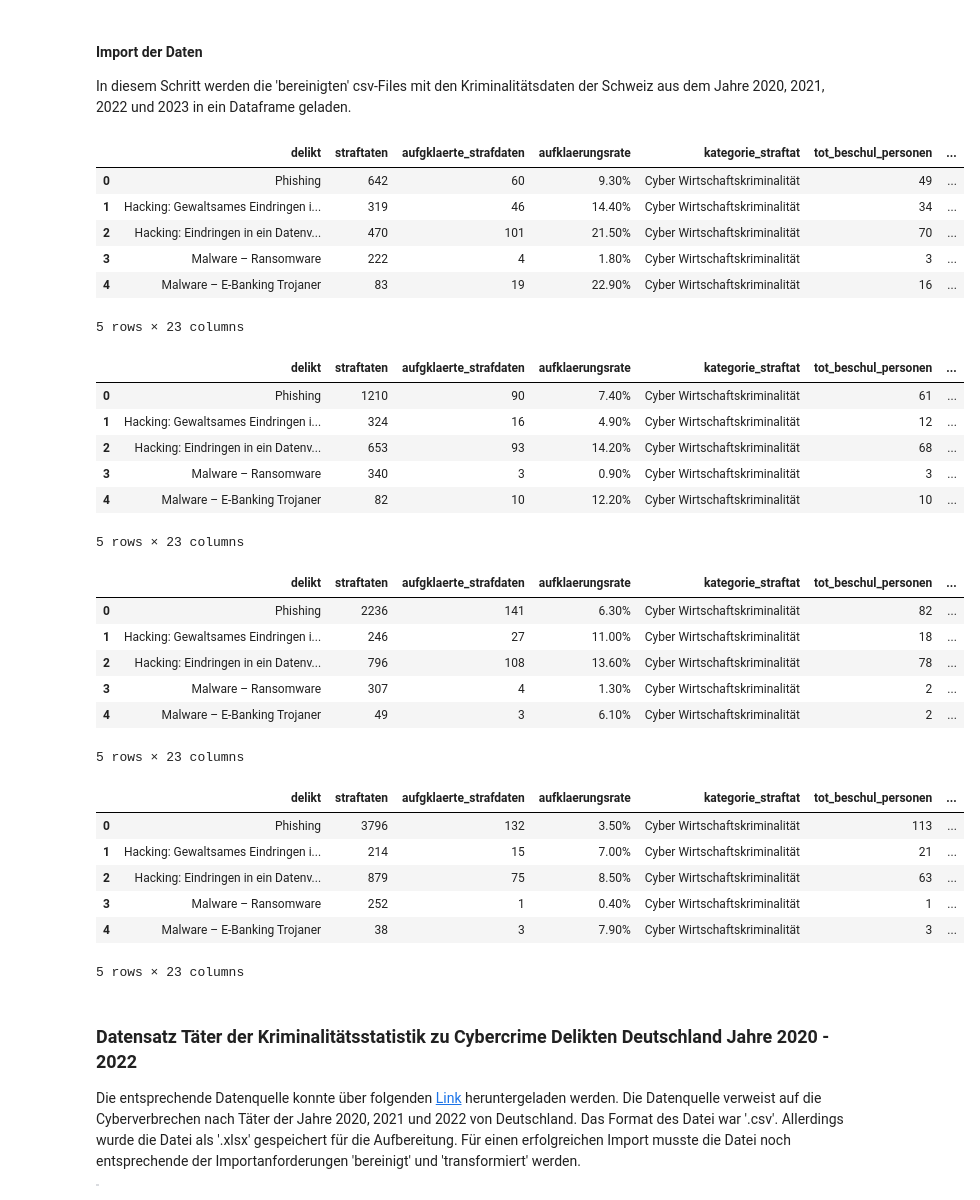
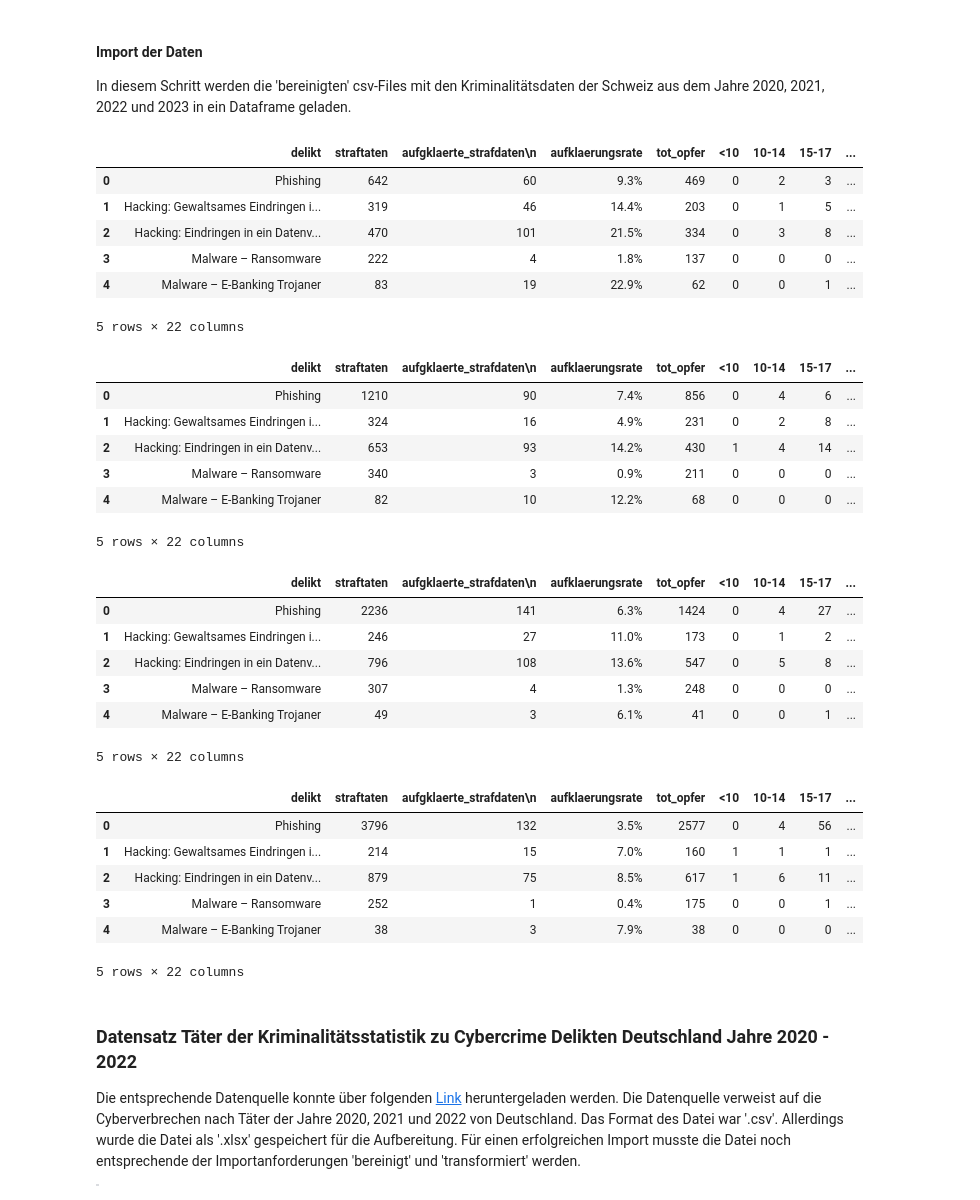
Before and after one commit to baumannf/bina_module, a Jupyter notebook: BINA_LN1_CybercrimeAnalytics.ipynb, the cells around one changed output. Saved outputs shown, nothing was run; the diff lists cells and outputs as text; code cells hidden in the pictures.

Commit message:
Aufbereitung Cyberopfer Daten Schweiz 2020

```diff
--- a/BINA_LN1_CybercrimeAnalytics.ipynb
+++ b/BINA_LN1_CybercrimeAnalytics.ipynb
@@ -166,61 +166,59 @@ Die entsprechende Datenquelle konnte über folgenden [Link](https://www.bfs.admi
 #### Import der Daten
 In diesem Schritt werden die 'bereinigten' csv-Files mit den Kriminalitätsdaten der Schweiz aus dem Jahre 2020, 2021, 2022 und 2023 in ein Dataframe geladen.
 # %%
-import pandas as pd
-
 # Define variables for the data file paths
 data_ch_2020_opf = 'https://raw.githubusercontent.com/baumannf/bina_module/main/data/ch_cyber_opfer_2020.csv'
 data_ch_2021_opf = 'https://raw.githubusercontent.com/baumannf/bina_module/main/data/ch_cyber_opfer_2021.csv'
 data_ch_2022_opf = 'https://raw.githubusercontent.com/baumannf/bina_module/main/data/ch_cyber_opfer_2022.csv'
 data_ch_2023_opf = 'https://raw.githubusercontent.com/baumannf/bina_module/main/data/ch_cyber_opfer_2023.csv'
 
 # Data import cybercrime switzerland 2020
-df_ch_2020_opf = pd.read_csv(data_ch_2020, sep=';')
+df_ch_2020_opf = pd.read_csv(data_ch_2020_opf, sep=';')
 df_ch_2020_opf.head()
 # %% [output]
-|  | delikt | straftaten | aufgklaerte_strafdaten | aufklaerungsrate | kategorie_straftat | tot_beschul_personen | ... |
-| 0 | Phishing | 642 | 60 | 9.30% | Cyber Wirtschaftskriminalität | 49 | ... |
-| 1 | Hacking: Gewaltsames Eindringen i... | 319 | 46 | 14.40% | Cyber Wirtschaftskriminalität | 34 | ... |
-| 2 | Hacking: Eindringen in ein Datenv... | 470 | 101 | 21.50% | Cyber Wirtschaftskriminalität | 70 | ... |
-| 3 | Malware – Ransomware | 222 | 4 | 1.80% | Cyber Wirtschaftskriminalität | 3 | ... |
-| 4 | Malware – E-Banking Trojaner | 83 | 19 | 22.90% | Cyber Wirtschaftskriminalität | 16 | ... |
+|  | delikt | straftaten | aufgklaerte_strafdaten\n | aufklaerungsrate | tot_opfer | <10 | 10-14 | 15-17 | ... |
+| 0 | Phishing | 642 | 60 | 9.3% | 469 | 0 | 2 | 3 | ... |
+| 1 | Hacking: Gewaltsames Eindringen i... | 319 | 46 | 14.4% | 203 | 0 | 1 | 5 | ... |
+| 2 | Hacking: Eindringen in ein Datenv... | 470 | 101 | 21.5% | 334 | 0 | 3 | 8 | ... |
+| 3 | Malware – Ransomware | 222 | 4 | 1.8% | 137 | 0 | 0 | 0 | ... |
+| 4 | Malware – E-Banking Trojaner | 83 | 19 | 22.9% | 62 | 0 | 0 | 1 | ... |
-5 rows × 23 columns
+5 rows × 22 columns
 # %%
 # Data import cybercrime switzerland 2021
-df_ch_2021_opf = pd.read_csv(data_ch_2021, sep=';')
+df_ch_2021_opf = pd.read_csv(data_ch_2021_opf, sep=';')
 df_ch_2021_opf.head()
 # %% [output]
-|  | delikt | straftaten | aufgklaerte_strafdaten | aufklaerungsrate | kategorie_straftat | tot_beschul_personen | ... |
-| 0 | Phishing | 1210 | 90 | 7.40% | Cyber Wirtschaftskriminalität | 61 | ... |
-| 1 | Hacking: Gewaltsames Eindringen i... | 324 | 16 | 4.90% | Cyber Wirtschaftskriminalität | 12 | ... |
-| 2 | Hacking: Eindringen in ein Datenv... | 653 | 93 | 14.20% | Cyber Wirtschaftskriminalität | 68 | ... |
-| 3 | Malware – Ransomware | 340 | 3 | 0.90% | Cyber Wirtschaftskriminalität | 3 | ... |
-| 4 | Malware – E-Banking Trojaner | 82 | 10 | 12.20% | Cyber Wirtschaftskriminalität | 10 | ... |
+|  | delikt | straftaten | aufgklaerte_strafdaten\n | aufklaerungsrate | tot_opfer | <10 | 10-14 | 15-17 | ... |
+| 0 | Phishing | 1210 | 90 | 7.4% | 856 | 0 | 4 | 6 | ... |
+| 1 | Hacking: Gewaltsames Eindringen i... | 324 | 16 | 4.9% | 231 | 0 | 2 | 8 | ... |
+| 2 | Hacking: Eindringen in ein Datenv... | 653 | 93 | 14.2% | 430 | 1 | 4 | 14 | ... |
+| 3 | Malware – Ransomware | 340 | 3 | 0.9% | 211 | 0 | 0 | 0 | ... |
+| 4 | Malware – E-Banking Trojaner | 82 | 10 | 12.2% | 68 | 0 | 0 | 0 | ... |
-5 rows × 23 columns
+5 rows × 22 columns
 # %%
 # Data import cybercrime switzerland 2022
-df_ch_2022_opf = pd.read_csv(data_ch_2022, sep=';')
+df_ch_2022_opf = pd.read_csv(data_ch_2022_opf, sep=';')
 df_ch_2022_opf.head()
 # %% [output]
-|  | delikt | straftaten | aufgklaerte_strafdaten | aufklaerungsrate | kategorie_straftat | tot_beschul_personen | ... |
-| 0 | Phishing | 2236 | 141 | 6.30% | Cyber Wirtschaftskriminalität | 82 | ... |
-| 1 | Hacking: Gewaltsames Eindringen i... | 246 | 27 | 11.00% | Cyber Wirtschaftskriminalität | 18 | ... |
-| 2 | Hacking: Eindringen in ein Datenv... | 796 | 108 | 13.60% | Cyber Wirtschaftskriminalität | 78 | ... |
-| 3 | Malware – Ransomware | 307 | 4 | 1.30% | Cyber Wirtschaftskriminalität | 2 | ... |
-| 4 | Malware – E-Banking Trojaner | 49 | 3 | 6.10% | Cyber Wirtschaftskriminalität | 2 | ... |
+|  | delikt | straftaten | aufgklaerte_strafdaten\n | aufklaerungsrate | tot_opfer | <10 | 10-14 | 15-17 | ... |
+| 0 | Phishing | 2236 | 141 | 6.3% | 1424 | 0 | 4 | 27 | ... |
+| 1 | Hacking: Gewaltsames Eindringen i... | 246 | 27 | 11.0% | 173 | 0 | 1 | 2 | ... |
+| 2 | Hacking: Eindringen in ein Datenv... | 796 | 108 | 13.6% | 547 | 0 | 5 | 8 | ... |
+| 3 | Malware – Ransomware | 307 | 4 | 1.3% | 248 | 0 | 0 | 0 | ... |
+| 4 | Malware – E-Banking Trojaner | 49 | 3 | 6.1% | 41 | 0 | 0 | 1 | ... |
-5 rows × 23 columns
+5 rows × 22 columns
 # %%
 # Data import cybercrime switzerland 2023
-df_ch_2023_opf = pd.read_csv(data_ch_2023, sep=';')
+df_ch_2023_opf = pd.read_csv(data_ch_2023_opf, sep=';')
 df_ch_2023_opf.head()
 # %% [output]
-|  | delikt | straftaten | aufgklaerte_strafdaten | aufklaerungsrate | kategorie_straftat | tot_beschul_personen | ... |
-| 0 | Phishing | 3796 | 132 | 3.50% | Cyber Wirtschaftskriminalität | 113 | ... |
-| 1 | Hacking: Gewaltsames Eindringen i... | 214 | 15 | 7.00% | Cyber Wirtschaftskriminalität | 21 | ... |
-| 2 | Hacking: Eindringen in ein Datenv... | 879 | 75 | 8.50% | Cyber Wirtschaftskriminalität | 63 | ... |
-| 3 | Malware – Ransomware | 252 | 1 | 0.40% | Cyber Wirtschaftskriminalität | 1 | ... |
-| 4 | Malware – E-Banking Trojaner | 38 | 3 | 7.90% | Cyber Wirtschaftskriminalität | 3 | ... |
+|  | delikt | straftaten | aufgklaerte_strafdaten\n | aufklaerungsrate | tot_opfer | <10 | 10-14 | 15-17 | ... |
+| 0 | Phishing | 3796 | 132 | 3.5% | 2577 | 0 | 4 | 56 | ... |
+| 1 | Hacking: Gewaltsames Eindringen i... | 214 | 15 | 7.0% | 160 | 1 | 1 | 1 | ... |
+| 2 | Hacking: Eindringen in ein Datenv... | 879 | 75 | 8.5% | 617 | 1 | 6 | 11 | ... |
+| 3 | Malware – Ransomware | 252 | 1 | 0.4% | 175 | 0 | 0 | 1 | ... |
+| 4 | Malware – E-Banking Trojaner | 38 | 3 | 7.9% | 38 | 0 | 0 | 0 | ... |
-5 rows × 23 columns
+5 rows × 22 columns
 # %% [markdown]
 ### Datensatz Täter der Kriminalitätsstatistik zu Cybercrime Delikten Deutschland Jahre 2020 - 2022
 
```
Also changed, not shown: parts of 33 cells of this notebook.
